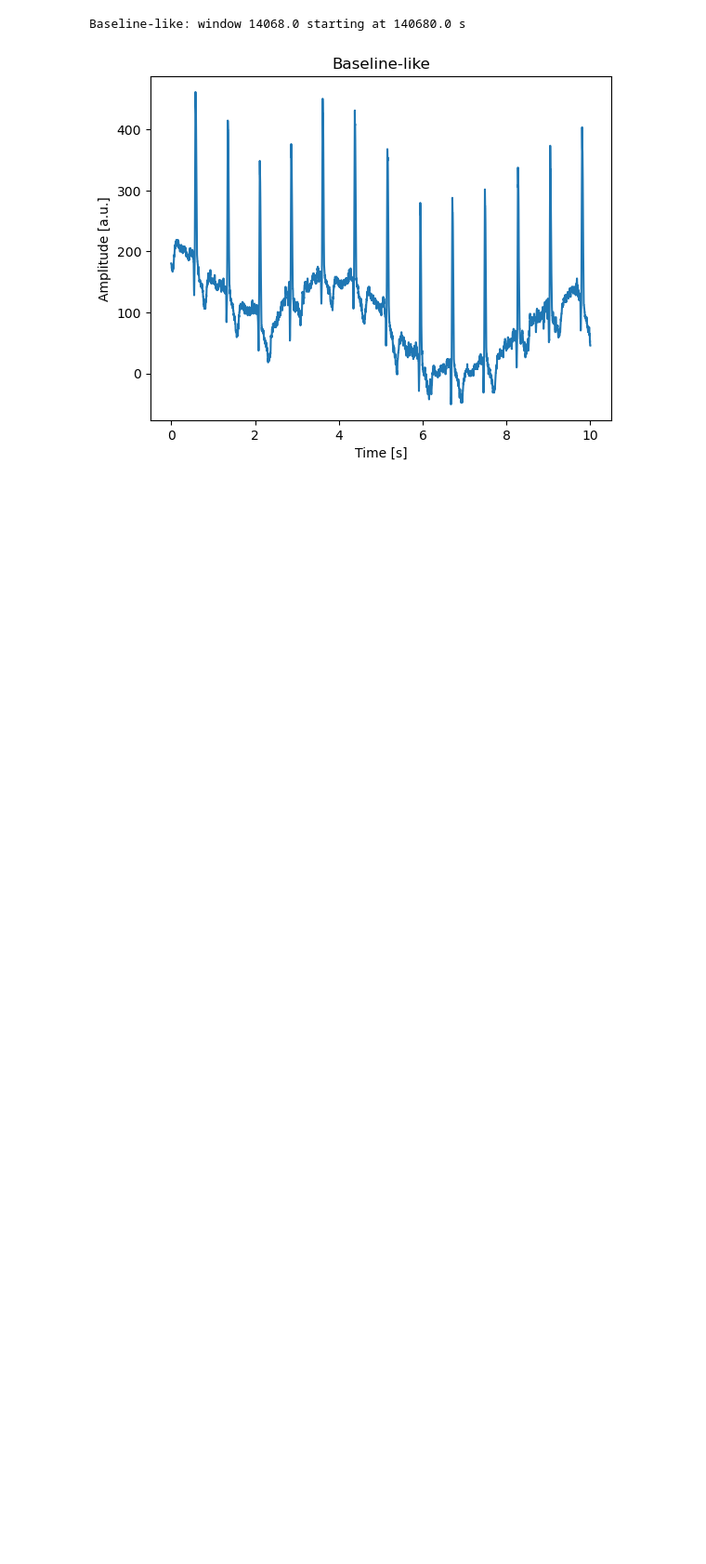
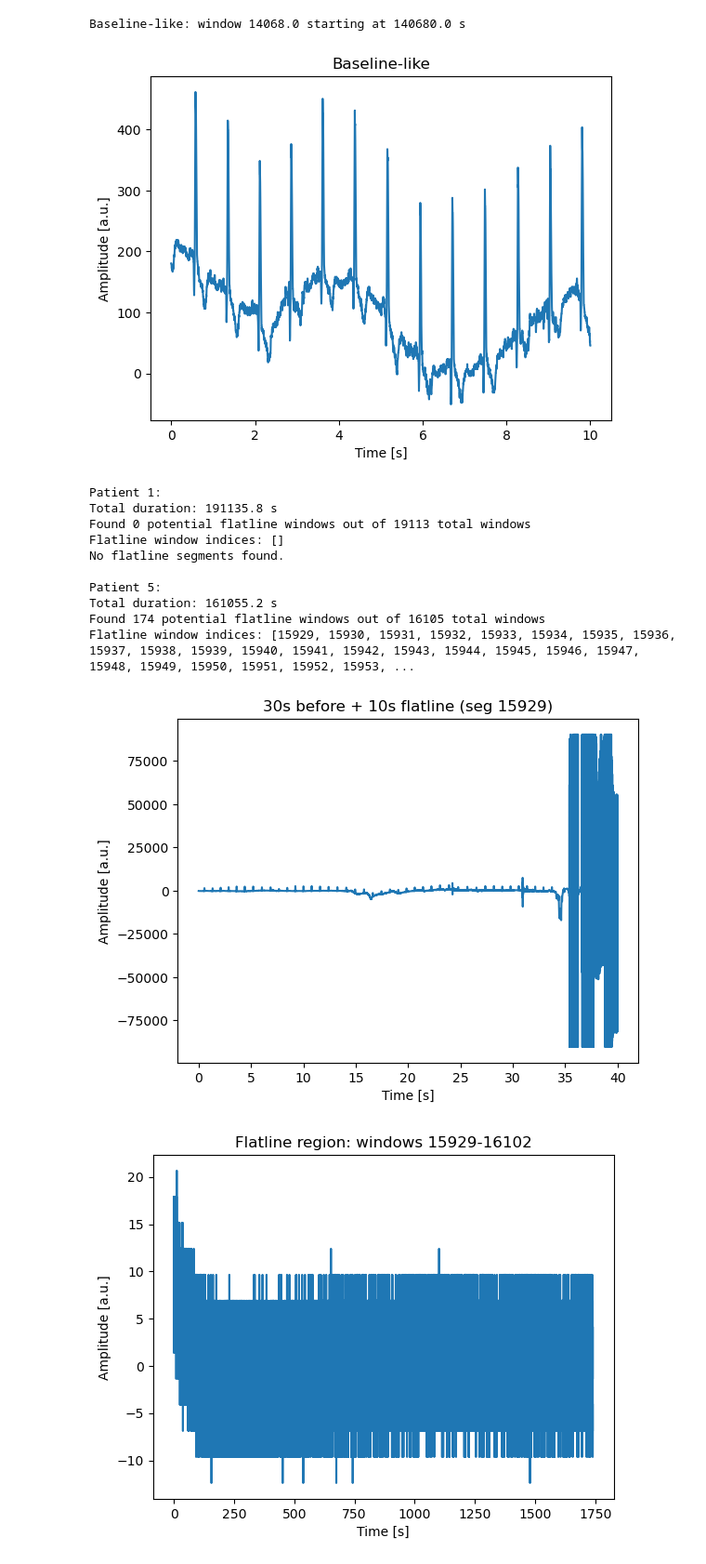
Before and after one commit to AU668208/Epilepsy_MasterThesis, a Jupyter notebook: Study3_main.ipynb, the cells around one changed output. Shown at 93% size. Saved outputs shown, nothing was run; the diff lists cells and outputs as text; code cells hidden in the pictures; blank space fills up the shorter version.

Commit message:
Continued validation of segmentation windows.

```diff
--- a/Study3_main.ipynb
+++ b/Study3_main.ipynb
@@ -420,3 +420,63 @@ Low-variance / flatline: window 1868.0 starting at 18680.0 s
 [figure]
 Baseline-like: window 14068.0 starting at 140680.0 s
 [figure]
+# %%
+def find_true_flatline_windows(sig, fs, win_s=10, std_thresh=5, range_thresh=30):
+    win_n = int(win_s * fs)
+    n_win = len(sig) // win_n
+    segments = []
+
+    for i in range(n_win):
+        x = sig[i*win_n : (i+1)*win_n]
+        std = np.std(x)
+        rng = x.max() - x.min()
+
+        if std < std_thresh and rng < range_thresh:
+            segments.append(i)
+
+    return segments
+# %%
+for pid in [1, 5]:
+    row = df_nk[(df_nk["patient_id"] == pid) & (df_nk["recording_id"] == 1)].iloc[0]
+    sig, meta = load_tdms_from_path(row["raw_tdms_path"])
+    fs = meta.fs
+
+    flatline_segments_full = find_true_flatline_windows(sig, fs, win_s=10, std_thresh=5, range_thresh=30)
+
+    print(f"\nPatient {pid}:")
+    print(f"Total duration: {meta.n_samples/meta.fs:.1f} s")
+    print(f"Found {len(flatline_segments_full)} potential flatline windows out of {len(sig) // int(10*fs)} total windows")
+    print(f"Flatline window indices: {flatline_segments_full}")
+
+    if flatline_segments_full:
+        first_seg = flatline_segments_full[0]
+        last_seg = flatline_segments_full[-1]
+
+        # 1. 30s before first segment + first 10s of flatline
+        start_before = max(0, (first_seg - 3) * 10 - 30)
+        plot_window(sig, fs, start_s=start_before, duration_s=40, title=f"30s before + 10s flatline (seg {first_seg})")
+
+        # 2. All flatline segments (from first to last)
+        start_s = first_seg * 10
+        end_s = (last_seg + 1) * 10
+        duration_s = end_s - start_s
+        plot_window(sig, fs, start_s=start_s, duration_s=duration_s, title=f"Flatline region: windows {first_seg}-{last_seg}")
+
+        # 3. Last 10s flatline + 30s after
+        start_last = last_seg * 10
+        plot_window(sig, fs, start_s=start_last, duration_s=30, title=f"Last 10s flatline + 30s after (seg {last_seg})")
+    else:
+        print("No flatline segments found.")
+# %% [output]
+Patient 1:
+Total duration: 191135.8 s
+Found 0 potential flatline windows out of 19113 total windows
+Flatline window indices: []
+No flatline segments found.
+
+Patient 5:
+Total duration: 161055.2 s
+Found 174 potential flatline windows out of 16105 total windows
+Flatline window indices: [15929, 15930, 15931, 15932, 15933, 15934, 15935, 15936, 15937, 15938, 15939, 15940, 15941, 15942, 15943, 15944, 15945, 15946, 15947, 15948, 15949, 15950, 15951, 15952, 15953, ...
+[figure, added]
+[figure, added]
```
Also changed, not shown: parts of 4 cells of this notebook.
